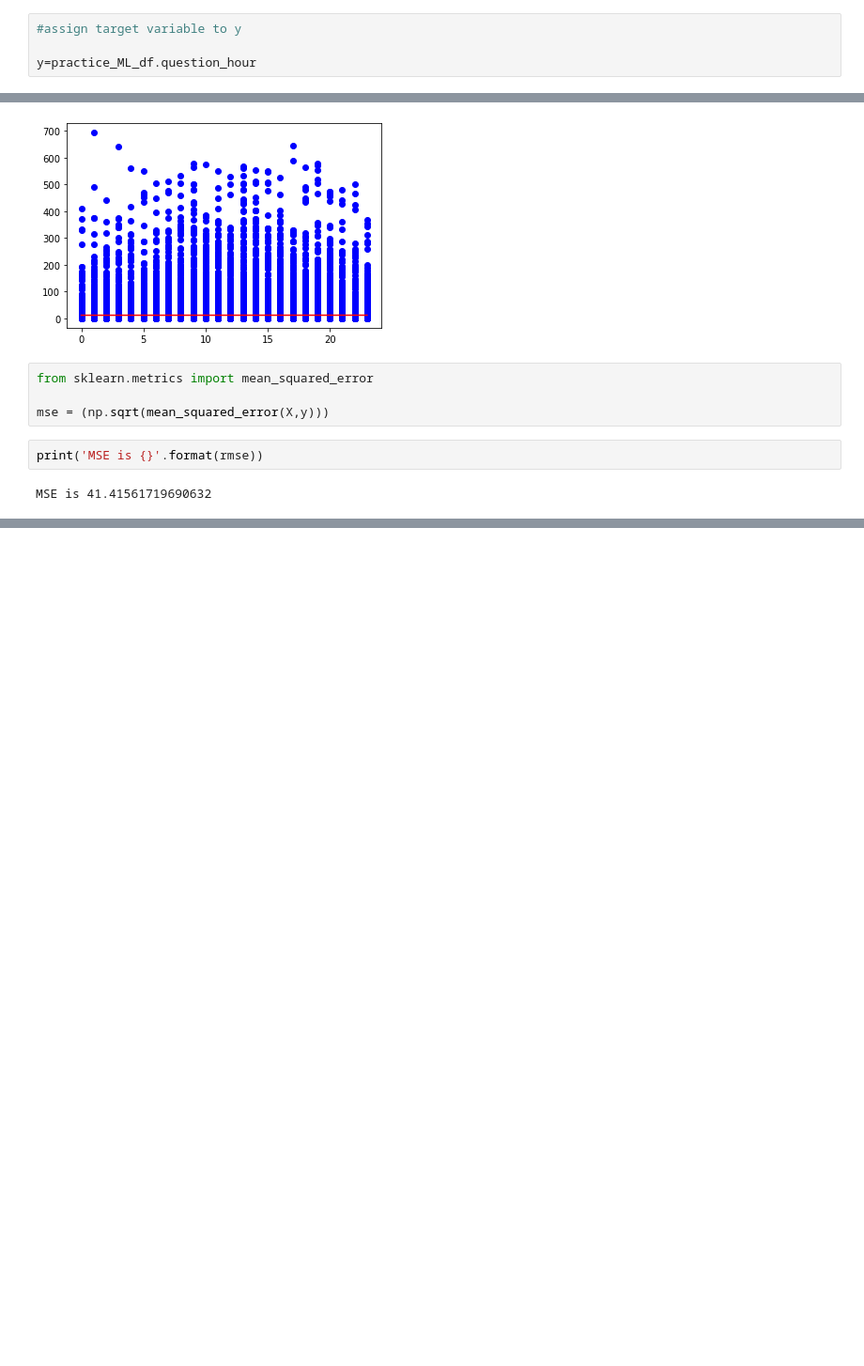
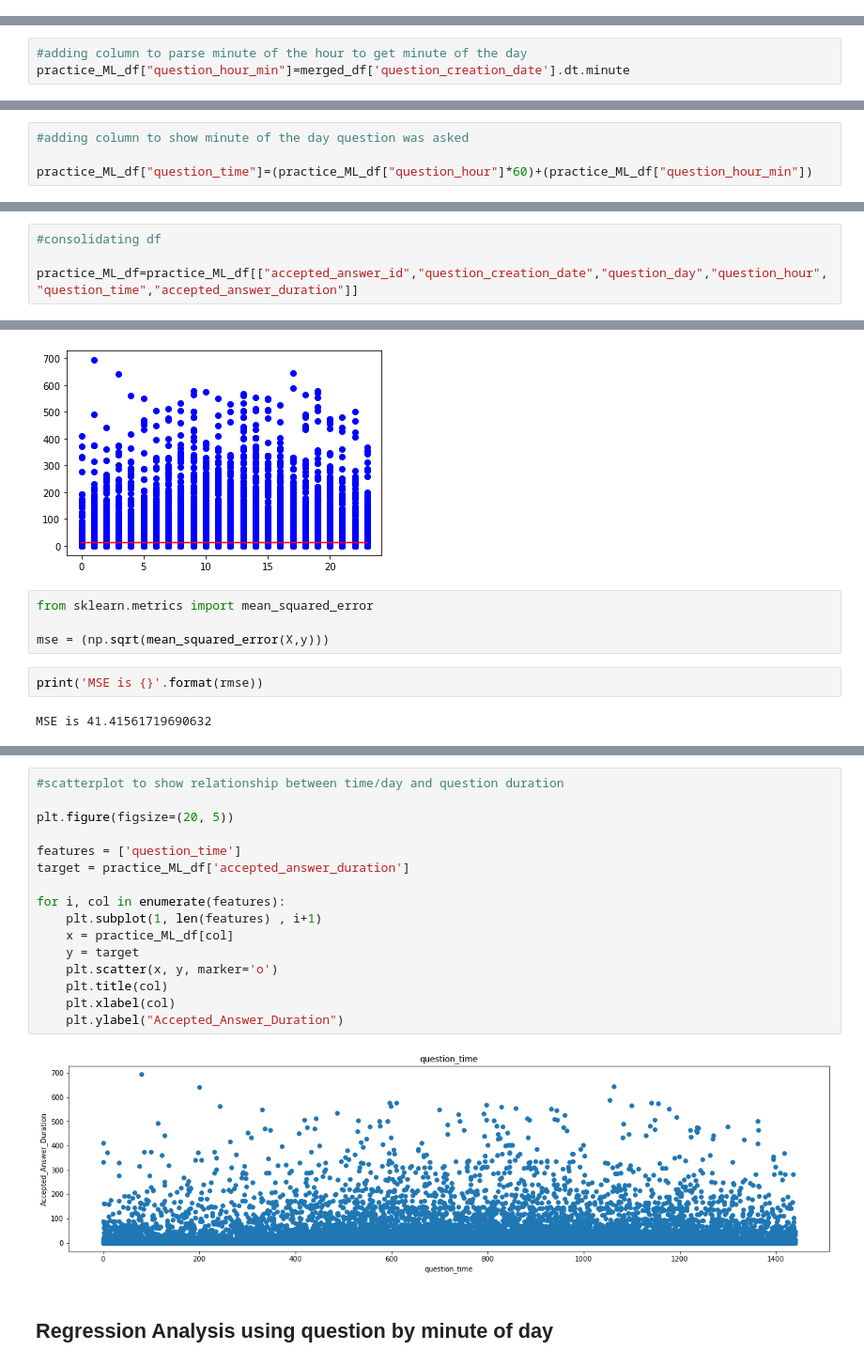
Before and after one commit to smanowar/final-project, a Jupyter notebook: ML_deliverable1_convert_to_int.ipynb, the cells around one changed output, grey strips where cells are left out. Shown at 94% size. Cells and saved outputs as stored; diff of their text form; blank space fills up the shorter version.

Commit message:
esther and saudia modelling regression between minute of day

```diff
--- a/ML_deliverable1_convert_to_int.ipynb
+++ b/ML_deliverable1_convert_to_int.ipynb
@@ -481,4 +448,0 @@ X.shape
-# %%
-#assign target variable to y
-
-y=practice_ML_df.question_hour
@@ -509,0 +449,3 @@ plt.show()
+# %%
+#adding column to parse minute of the hour to get minute of the day
+practice_ML_df["question_hour_min"]=merged_df['question_creation_date'].dt.minute
@@ -509,0 +467,4 @@ plt.show()
+# %%
+#adding column to show minute of the day question was asked
+
+practice_ML_df["question_time"]=(practice_ML_df["question_hour"]*60)+(practice_ML_df["question_hour_min"])
@@ -509,0 +482,4 @@ plt.show()
+# %%
+#consolidating df
+
+practice_ML_df=practice_ML_df[["accepted_answer_id","question_creation_date","question_day","question_hour","question_time","accepted_answer_duration"]]
@@ -582,0 +580,20 @@ MSE is 41.41561719690632
+# %%
+#scatterplot to show relationship between time/day and question duration
+
+plt.figure(figsize=(20, 5))
+
+features = ['question_time']
+target = practice_ML_df['accepted_answer_duration']
+
+for i, col in enumerate(features):
+    plt.subplot(1, len(features) , i+1)
+    x = practice_ML_df[col]
+    y = target
+    plt.scatter(x, y, marker='o')
+    plt.title(col)
+    plt.xlabel(col)
+    plt.ylabel("Accepted_Answer_Duration")
+# %% [output]
+[figure, added]
+# %% [markdown]
+## Regression Analysis using question by minute of day
```
Also changed, not shown: parts of 33 cells of this notebook.
